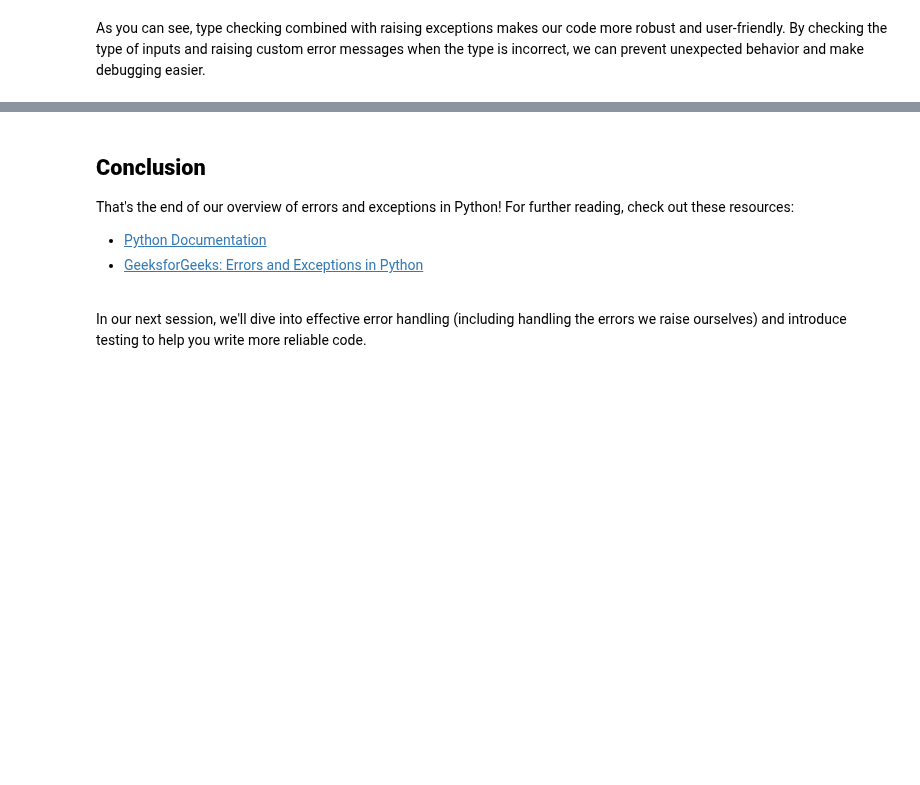
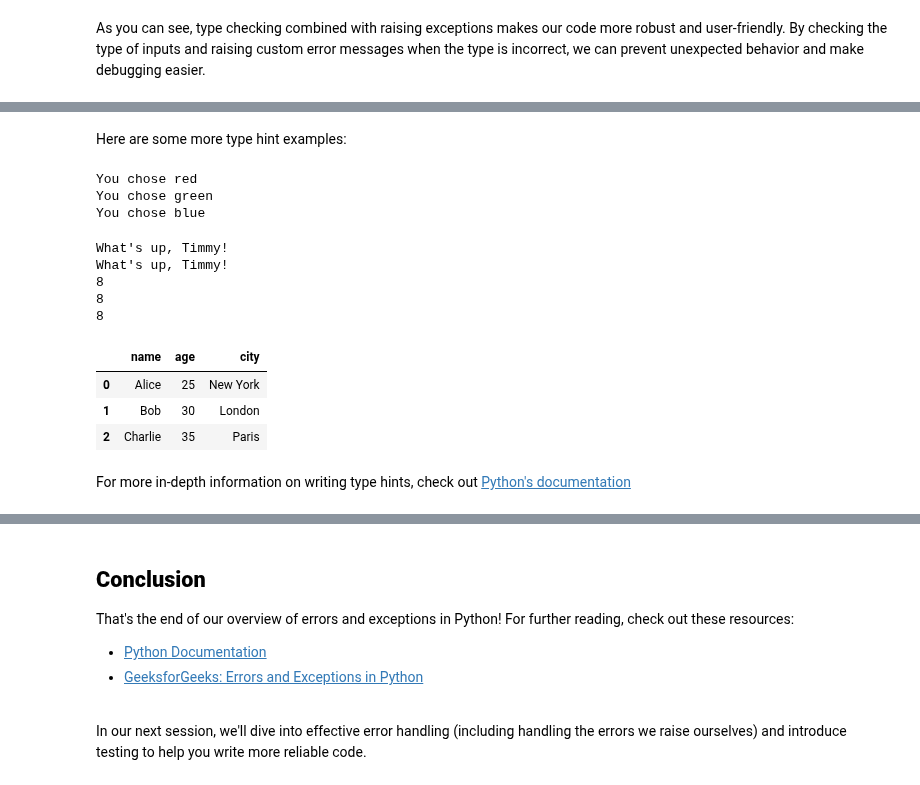
Before and after one commit to kchenTTP/python-series, a Jupyter notebook: error_handling_and_exceptions_in_python/Errors_and_Exceptions_in_Python.ipynb, the cells around one changed output, grey strips where cells are left out. Saved outputs shown, nothing was run; the diff lists cells and outputs as text; code cells hidden in the pictures; blank space fills up the shorter version.

```diff
--- a/error_handling_and_exceptions_in_python/Errors_and_Exceptions_in_Python.ipynb
+++ b/error_handling_and_exceptions_in_python/Errors_and_Exceptions_in_Python.ipynb
@@ -528,0 +608,2 @@ As you can see, type checking combined with raising exceptions makes our code mo
+# %% [markdown]
+Here are some more type hint examples:
@@ -528,0 +618,68 @@ As you can see, type checking combined with raising exceptions makes our code mo
+# %%
+from typing import Literal
+
+# Parameter `color` expects string literals: "red", "green", or "blue"
+def choose_color(color: Literal["red", "green", "blue"]) -> None:
+  if not isinstance(color, str): raise TypeError("Expected a string")
+  if not color.lower() in ["red", "green", "blue"]: raise ValueError("Invalid color")
+
+  match color:
+    case "red":
+      pass
+    case "green":
+      pass
+    case "blue":
+      pass
+    case _:
+      print("Shouldn't be able to reach here, something is very wrong!")
+  print(f"You chose {color}")
+
+choose_color("red")
+choose_color("green")
+choose_color("blue")
+# %% [output]
+You chose red
+You chose green
+You chose blue
+# %%
+from collections.abc import Callable
+from typing import Any
+
+# Parameter `func` expects a function or method. `args` and `kwargs` can be any data type
+def repeat_func(func: Callable, times: int, *args: Any, **kwargs: Any) -> None:
+  for _ in range(times):
+    rv = func(*args, **kwargs)
+    print(rv)
+
+
+repeat_func(greet, times=2, name="Timmy", greeting="What's up")
+repeat_func(cube, times=3, number=2)
+# %% [output]
+What's up, Timmy!
+What's up, Timmy!
+8
+8
+8
+# %%
+import pandas as pd
+
+# Using data types from some python package
+def create_df(data: dict) -> pd.DataFrame:
+  return pd.DataFrame(data)
+
+
+data = {
+    'name': ['Alice', 'Bob', 'Charlie'],
+    'age': [25, 30, 35],
+    'city': ['New York', 'London', 'Paris']
+}
+
+df = create_df(data)
+df
+# %% [output]
+|  | name | age | city |
+| 0 | Alice | 25 | New York |
+| 1 | Bob | 30 | London |
+| 2 | Charlie | 35 | Paris |
+# %% [markdown]
+For more in-depth information on writing type hints, check out [Python's documentation](https://peps.python.org/pep-0484/)
```
Also changed, not shown: parts of 17 cells of this notebook.
